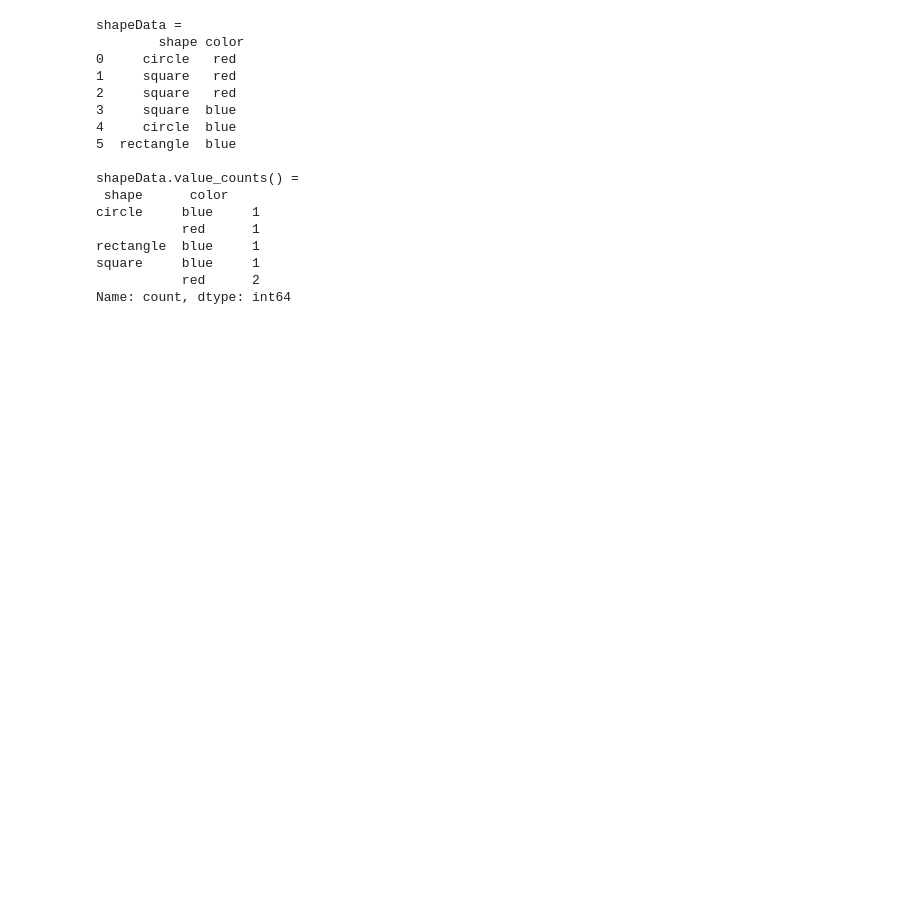
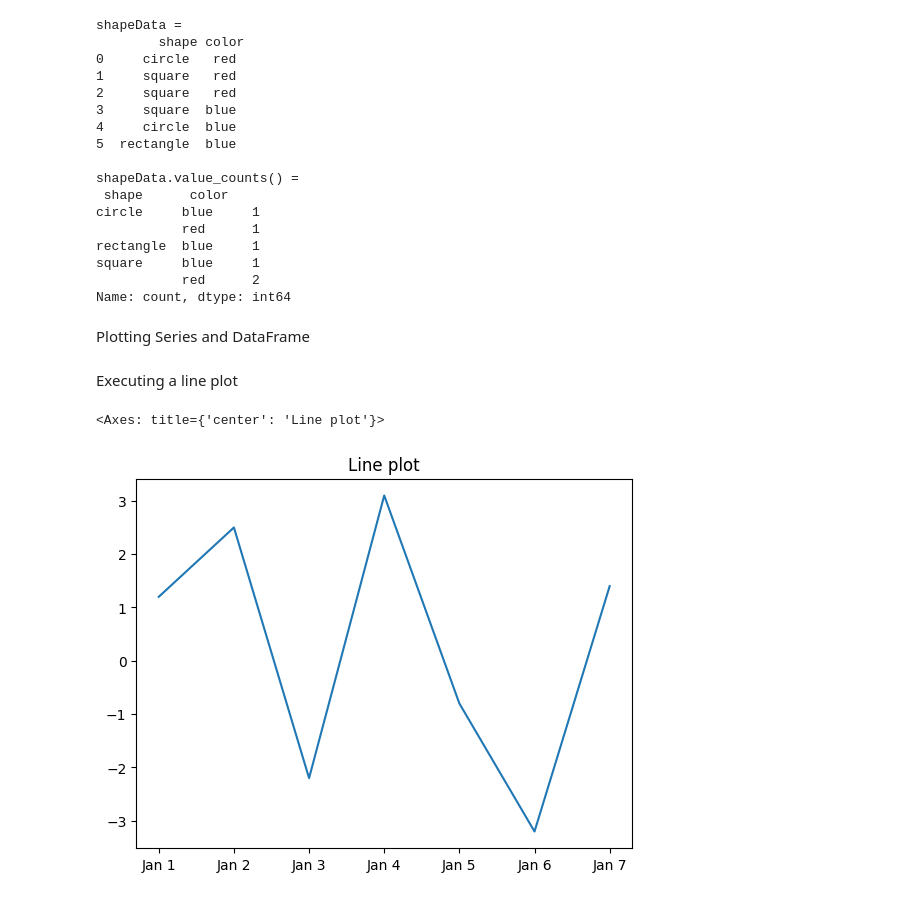
Before and after one commit to INFO-523-Exercises/intro-R-Python-avikalsingh1, a Jupyter notebook: Exercise1.ipynb, the cells around one changed output. Drawn from its saved outputs; the diff is of its cells as text; code cells hidden in the pictures; blank space fills up the shorter version.

Commit message:
Plotting Series and DataFrame

```diff
--- a/Exercise1.ipynb
+++ b/Exercise1.ipynb
@@ -1332,3 +1332,16 @@ rectangle  blue     1
 square     blue     1
            red      2
 Name: count, dtype: int64
+# %% [markdown]
+Plotting Series and DataFrame
+# %% [markdown]
+Executing a line plot
+# %%
+%matplotlib inline
+
+s3 = Series([1.2,2.5,-2.2,3.1,-0.8,-3.2,1.4],
+            index = ['Jan 1','Jan 2','Jan 3','Jan 4','Jan 5','Jan 6','Jan 7'])
+s3.plot(kind='line', title='Line plot')
+# %% [output]
+<Axes: title={'center': 'Line plot'}>
+[figure, added]
```
Also changed, not shown: parts of 8 cells of this notebook.
